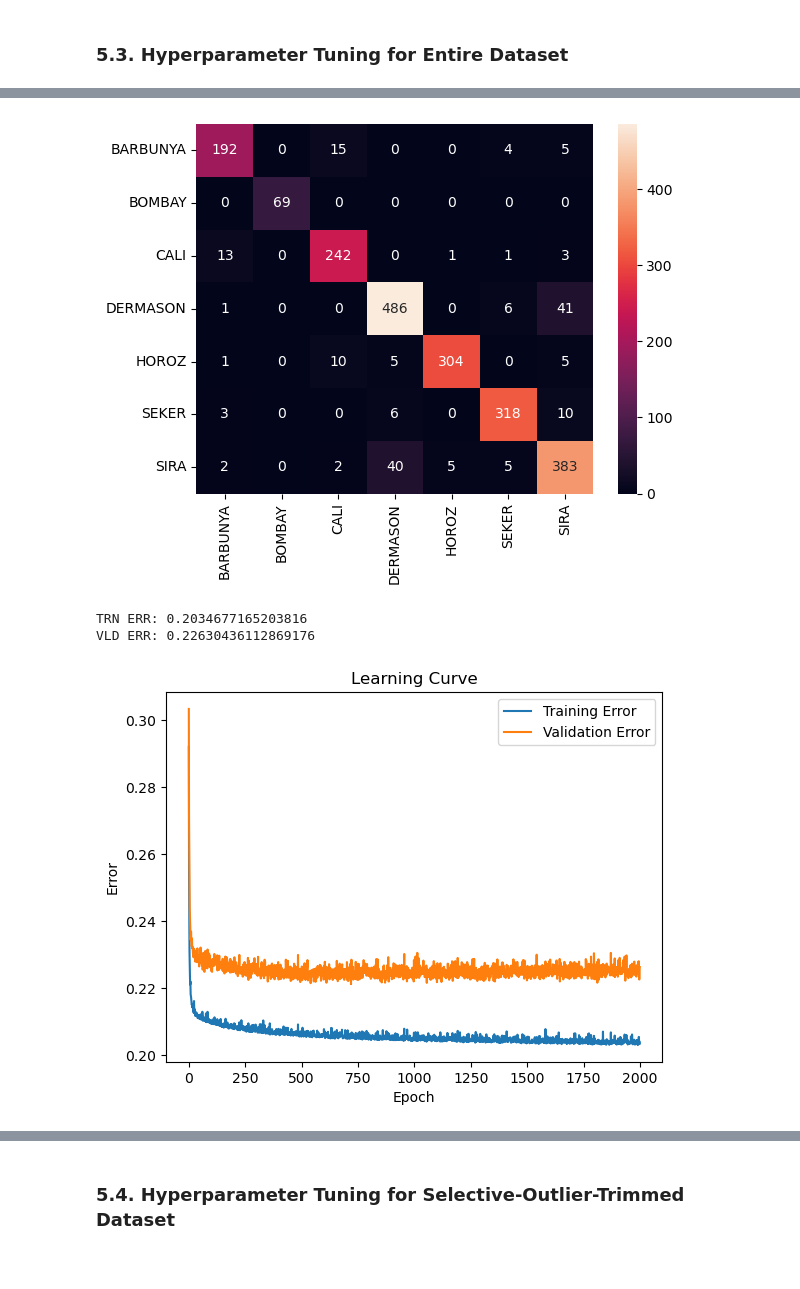
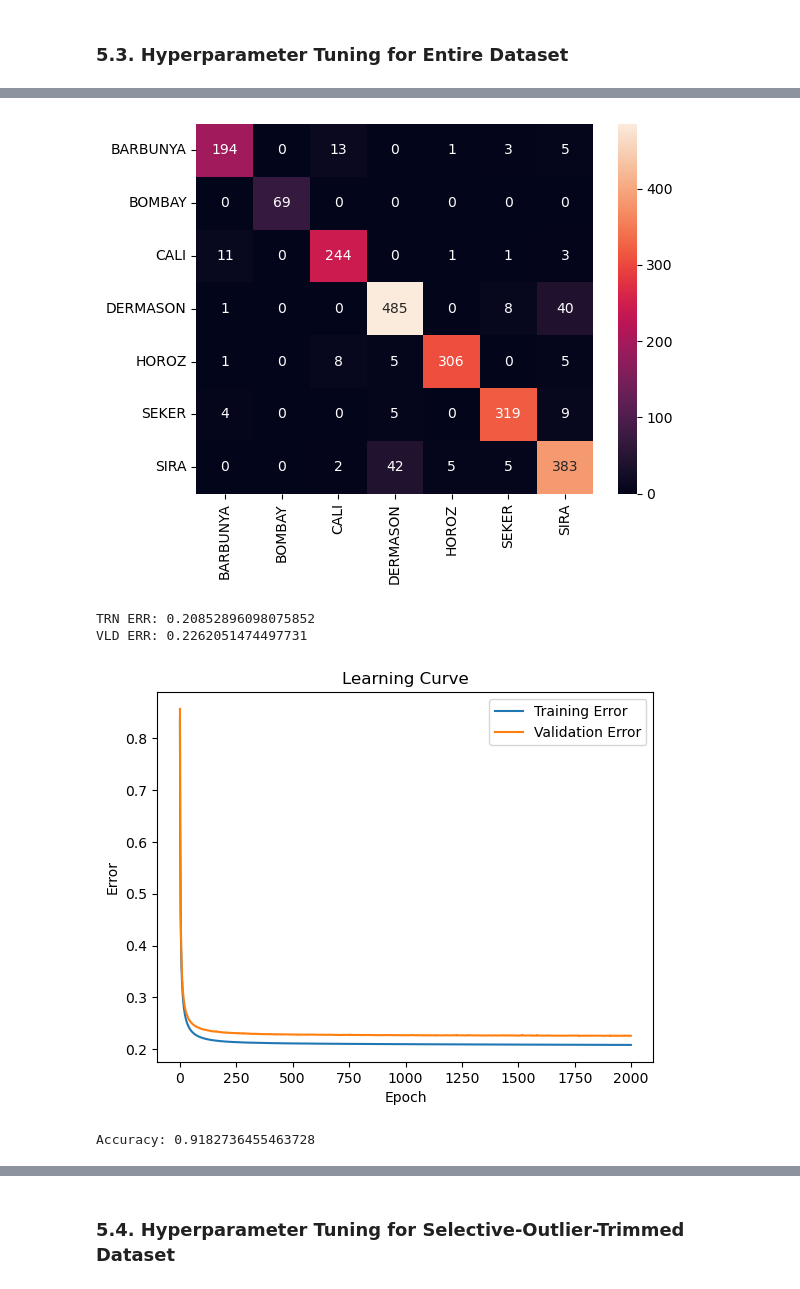
Before and after one commit to fortestingrandom/IdentifyBeanML, a Jupyter notebook: Identifying and differentiating dry beans with the power of machine learning.ipynb, the cells around one changed output, grey strips where cells are left out. Drawn from its saved outputs; the diff is of its cells as text; code cells hidden in the pictures.

```diff
--- a/Identifying and differentiating dry beans with the power of machine learning.ipynb
+++ b/Identifying and differentiating dry beans with the power of machine learning.ipynb
@@ -471,7 +485,7 @@ VLD ERR: 0.21856374532323034
 X_trn, y_trn, X_vld, y_vld, X_tst, y_tst, encoder = get_preprocessed_data(remove_outliers=False)
 
 smr = SoftmaxRegression(
-    batch_size=4,
+    batch_size=64,
     alpha=0.03,
     epochs=2000,
     seed=0,
@@ -488,4 +502,7 @@ plot_confusion_matrix(np.argmax(y_tst, axis=1), y_hat_tst, class_names=encoder.c
 plot_confusion_matrix(np.argmax(y_vld, axis=1), y_hat_vld, class_names=encoder.categories_[0])
 
 plot_learning_curve(smr.trn_loss, smr.vld_loss)
+
+acc = accuracy_score(np.argmax(y_vld, axis=1), y_hat_vld)
+print(f"Accuracy: {acc}")
 # %% [output]
@@ -494,7 +511,8 @@ plot_learning_curve(smr.trn_loss, smr.vld_loss)
-[figure, old version]
+[figure, new version]
-TRN ERR: 0.2034677165203816
-VLD ERR: 0.22630436112869176
+TRN ERR: 0.20852896098075852
+VLD ERR: 0.2262051474497731
-[figure, old version]
+[figure, new version]
+Accuracy: 0.9182736455463728
 # %%
 X_trn, y_trn, X_vld, y_vld, X_tst, y_tst, encoder = get_preprocessed_data(remove_outliers=False)
 
```
Also changed, not shown: parts of 9 cells of this notebook.
